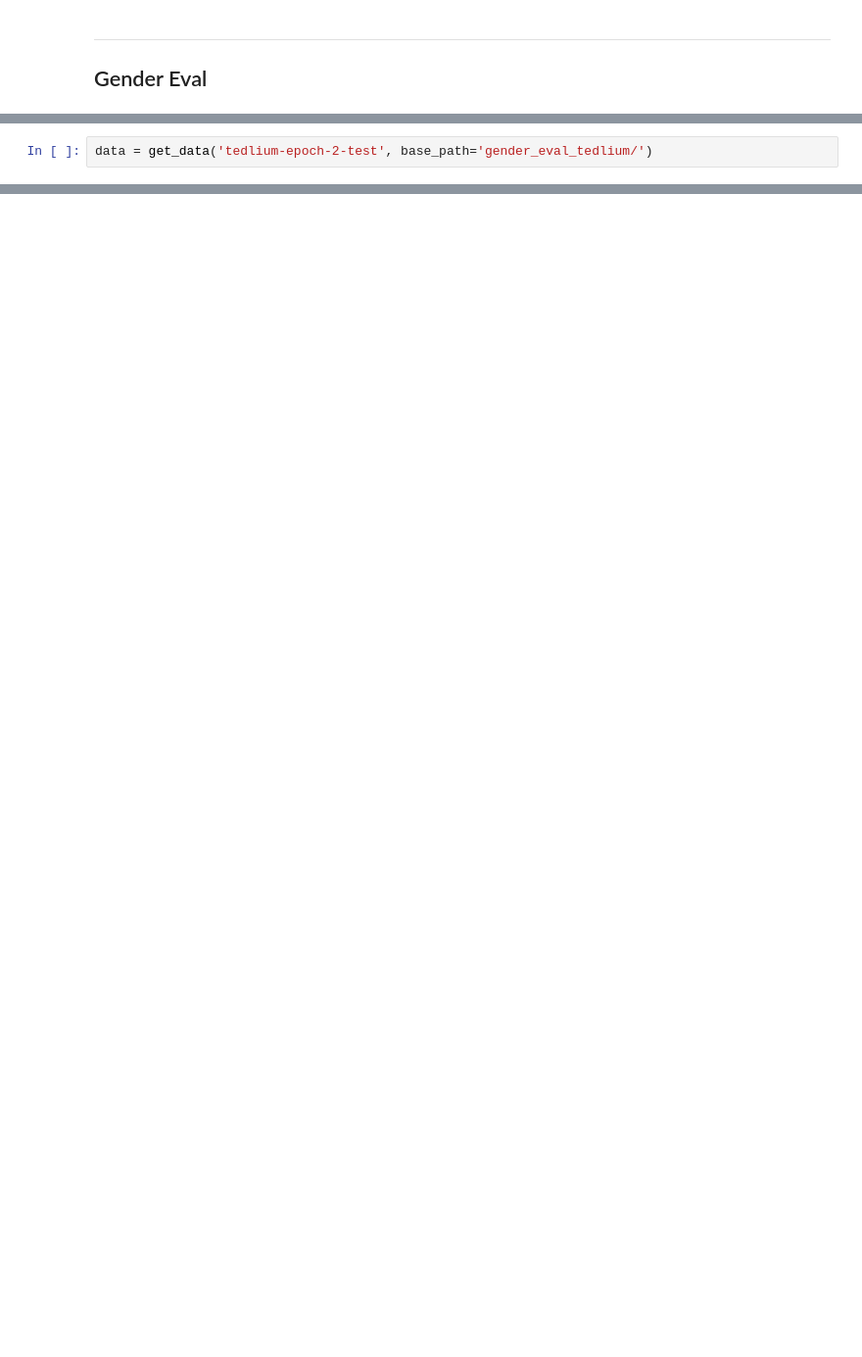
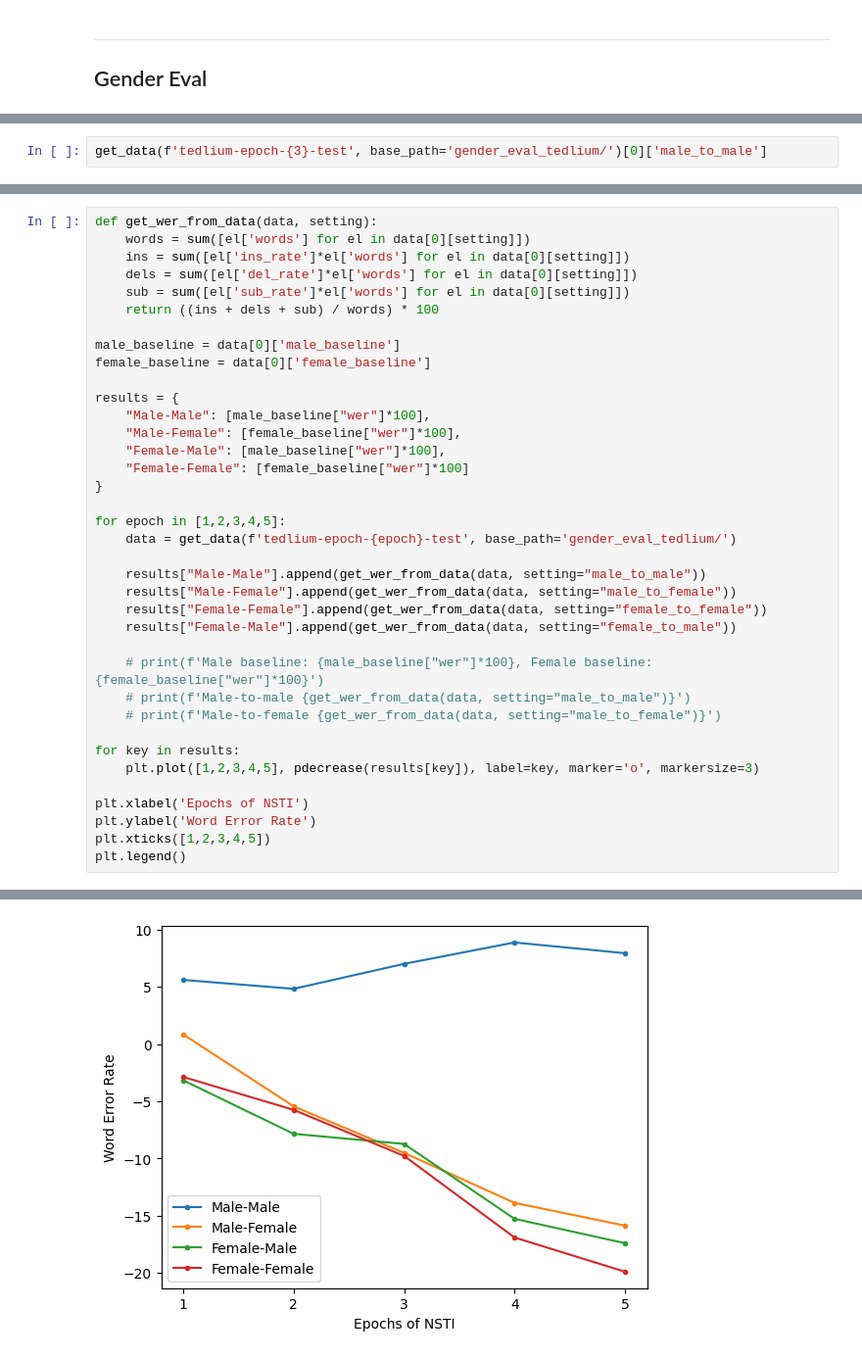
Before and after one commit to robflynnyh/dynamic-asr-eval, a Jupyter notebook: lcasr/results/eval.ipynb, the cells around one changed output, grey strips where cells are left out. Shown at 98% size. Drawn from its saved outputs; the diff is of its cells as text; blank space fills up the shorter version.

```diff
--- a/lcasr/results/eval.ipynb
+++ b/lcasr/results/eval.ipynb
@@ -450,2 +528,2 @@ tedlium-epoch-2-test_1.pkl
 # %%
-data = get_data('tedlium-epoch-2-test', base_path='gender_eval_tedlium/')
+get_data(f'tedlium-epoch-{3}-test', base_path='gender_eval_tedlium/')[0]['male_to_male']
@@ -451,0 +546,38 @@ data = get_data('tedlium-epoch-2-test', base_path='gender_eval_tedlium/')
+# %%
+def get_wer_from_data(data, setting):
+    words = sum([el['words'] for el in data[0][setting]])
+    ins = sum([el['ins_rate']*el['words'] for el in data[0][setting]])
+    dels = sum([el['del_rate']*el['words'] for el in data[0][setting]])
+    sub = sum([el['sub_rate']*el['words'] for el in data[0][setting]])
+    return ((ins + dels + sub) / words) * 100
+
+male_baseline = data[0]['male_baseline']
+female_baseline = data[0]['female_baseline']
+
+results = {
+    "Male-Male": [male_baseline["wer"]*100],
+    "Male-Female": [female_baseline["wer"]*100],
+    "Female-Male": [male_baseline["wer"]*100],
+    "Female-Female": [female_baseline["wer"]*100]
+}
+
+for epoch in [1,2,3,4,5]:
+    data = get_data(f'tedlium-epoch-{epoch}-test', base_path='gender_eval_tedlium/')
+
+    results["Male-Male"].append(get_wer_from_data(data, setting="male_to_male"))
+    results["Male-Female"].append(get_wer_from_data(data, setting="male_to_female"))
+    results["Female-Female"].append(get_wer_from_data(data, setting="female_to_female"))
+    results["Female-Male"].append(get_wer_from_data(data, setting="female_to_male"))
+
+    # print(f'Male baseline: {male_baseline["wer"]*100}, Female baseline: {female_baseline["wer"]*100}')
+    # print(f'Male-to-male {get_wer_from_data(data, setting="male_to_male")}')
+    # print(f'Male-to-female {get_wer_from_data(data, setting="male_to_female")}')
+
+for key in results:
+    plt.plot([1,2,3,4,5], pdecrease(results[key]), label=key, marker='o', markersize=3)
+
+plt.xlabel('Epochs of NSTI')
+plt.ylabel('Word Error Rate')
+plt.xticks([1,2,3,4,5])
+plt.legend()
+# %% [output]
@@ -452 +585,2 @@ data = get_data('tedlium-epoch-2-test', base_path='gender_eval_tedlium/')
+[figure, added]
 # %%
```
Also changed, not shown: parts of 19 cells of this notebook, 7 other files.
